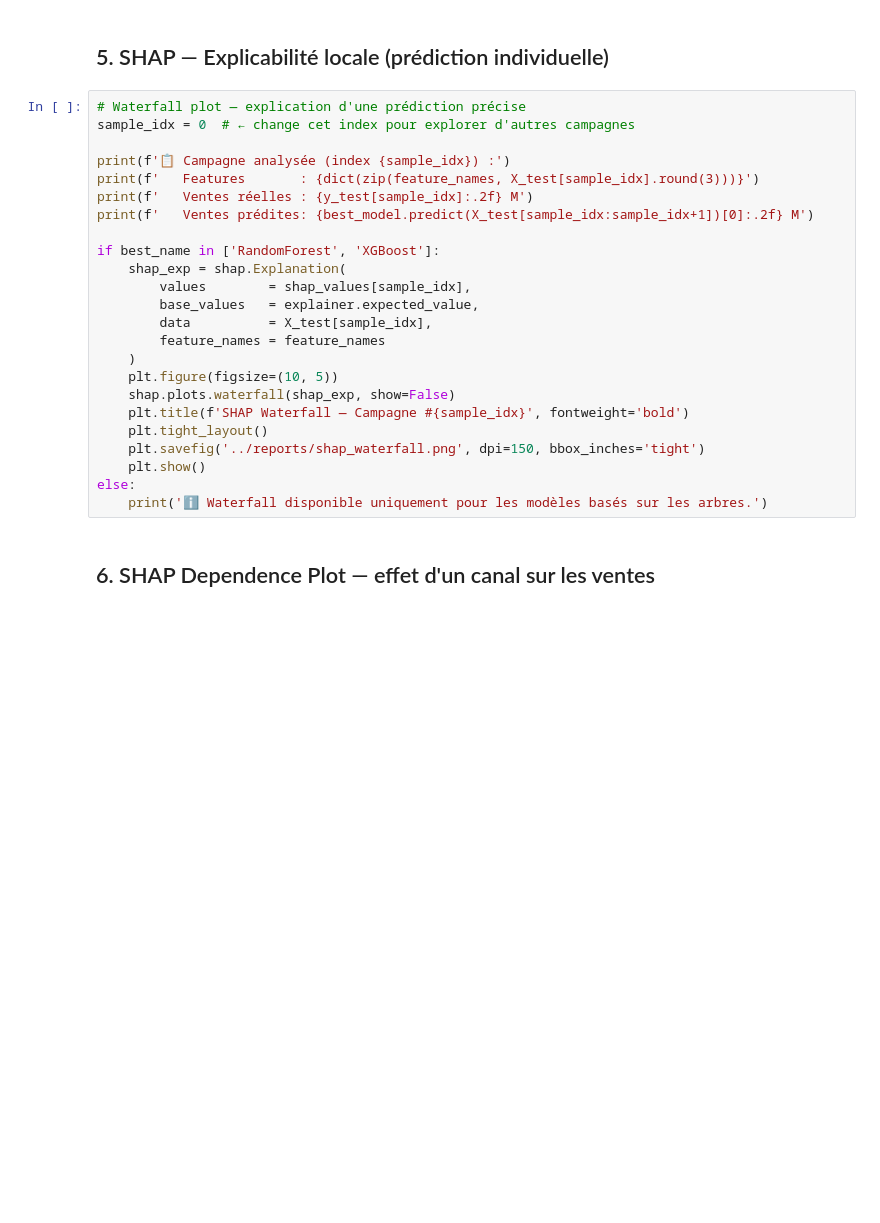
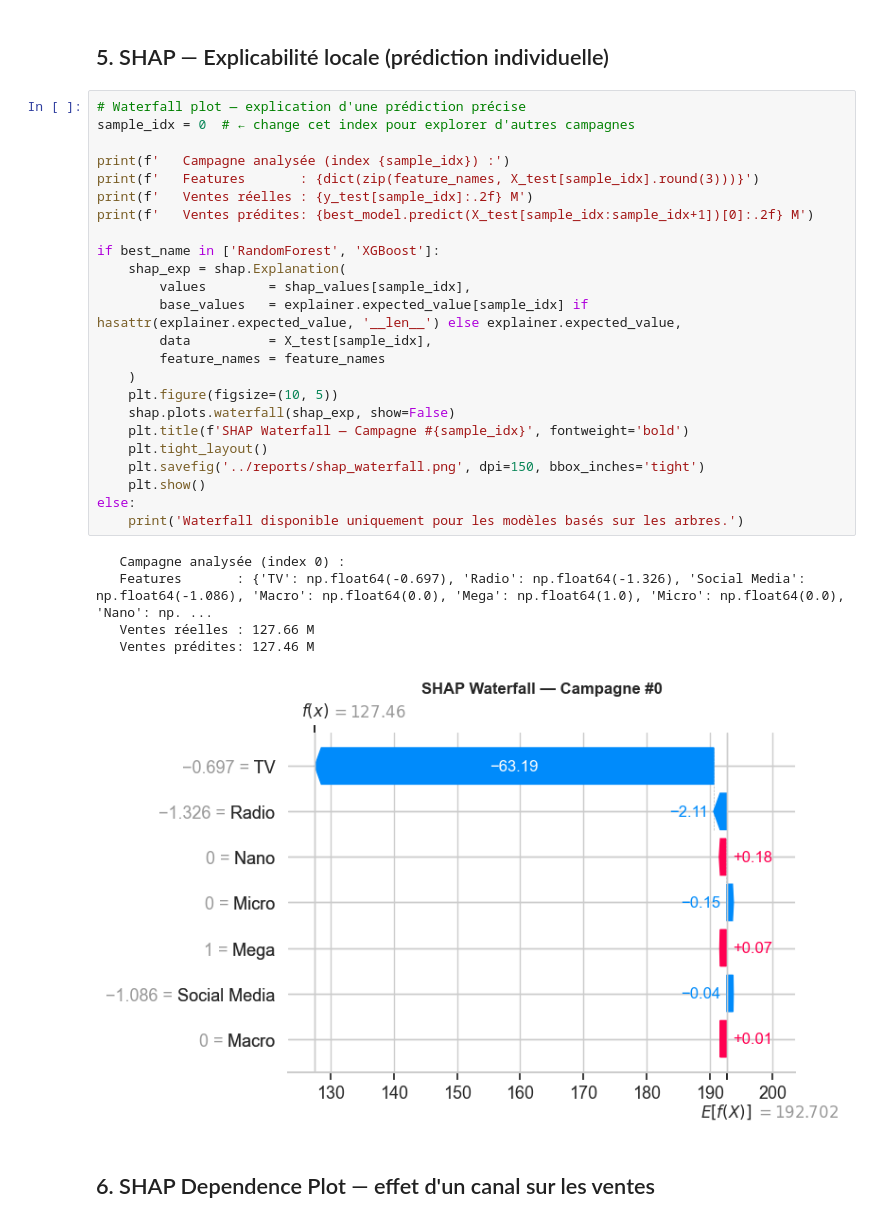
Before and after one commit to asibille/marketing-roi-optimizer, a Jupyter notebook: notebooks/04_Interpretability.ipynb, the cells around one changed output. Drawn from its saved outputs; the diff is of its cells as text; blank space fills up the shorter version.

```diff
--- a/notebooks/04_Interpretability.ipynb
+++ b/notebooks/04_Interpretability.ipynb
@@ -157,27 +182,33 @@ plt.show()
 # %%
 # Waterfall plot — explication d'une prédiction précise
 sample_idx = 0  # ← change cet index pour explorer d'autres campagnes
 
-print(f'📋 Campagne analysée (index {sample_idx}) :')
+print(f'   Campagne analysée (index {sample_idx}) :')
 print(f'   Features       : {dict(zip(feature_names, X_test[sample_idx].round(3)))}')
 print(f'   Ventes réelles : {y_test[sample_idx]:.2f} M')
 print(f'   Ventes prédites: {best_model.predict(X_test[sample_idx:sample_idx+1])[0]:.2f} M')
 
 if best_name in ['RandomForest', 'XGBoost']:
     shap_exp = shap.Explanation(
         values        = shap_values[sample_idx],
-        base_values   = explainer.expected_value,
+        base_values   = explainer.expected_value[sample_idx] if hasattr(explainer.expected_value, '__len__') else explainer.expected_value,
         data          = X_test[sample_idx],
         feature_names = feature_names
     )
     plt.figure(figsize=(10, 5))
     shap.plots.waterfall(shap_exp, show=False)
     plt.title(f'SHAP Waterfall — Campagne #{sample_idx}', fontweight='bold')
     plt.tight_layout()
     plt.savefig('../reports/shap_waterfall.png', dpi=150, bbox_inches='tight')
     plt.show()
 else:
-    print('ℹ️ Waterfall disponible uniquement pour les modèles basés sur les arbres.')
+    print('Waterfall disponible uniquement pour les modèles basés sur les arbres.')
+# %% [output]
+   Campagne analysée (index 0) :
+   Features       : {'TV': np.float64(-0.697), 'Radio': np.float64(-1.326), 'Social Media': np.float64(-1.086), 'Macro': np.float64(0.0), 'Mega': np.float64(1.0), 'Micro': np.float64(0.0), 'Nano': np. ...
+   Ventes réelles : 127.66 M
+   Ventes prédites: 127.46 M
+[figure, added]
 # %% [markdown]
 ## 6. SHAP Dependence Plot — effet d'un canal sur les ventes
 # %%
```
Also changed, not shown: parts of 9 cells of this notebook, 7 other files.
